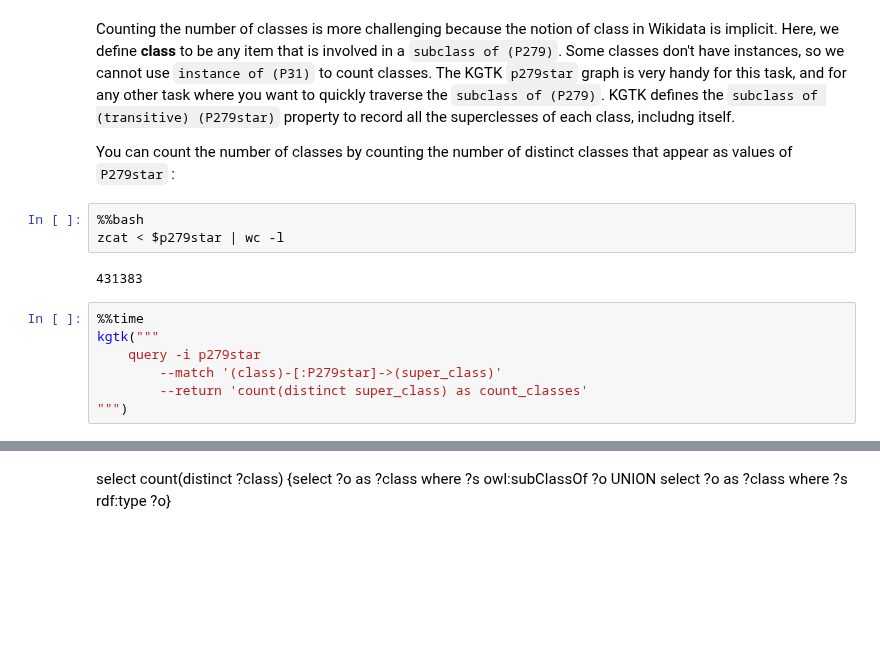
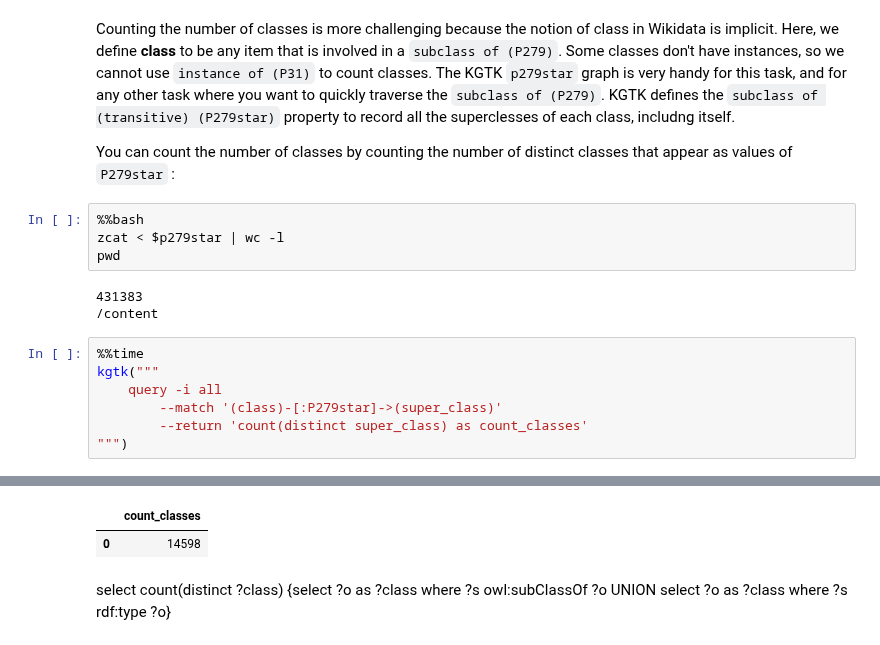
Before and after one commit to versant2612/jnotebooks, a Jupyter notebook: kgtk/02_kg_profiling.ipynb, the cells around one changed output, grey strips where cells are left out. Drawn from its saved outputs; the diff is of its cells as text; blank space fills up the shorter version.

```diff
--- a/kgtk/02_kg_profiling.ipynb
+++ b/kgtk/02_kg_profiling.ipynb
@@ -223,12 +230,14 @@ You can count the number of classes by counting the number of distinct classes t
 # %%
 %%bash
 zcat < $p279star | wc -l
+pwd
 # %% [output]
 431383
+/content
 # %%
 %%time
 kgtk("""
-    query -i p279star
+    query -i all
         --match '(class)-[:P279star]->(super_class)'
         --return 'count(distinct super_class) as count_classes'
 """)
@@ -241,3 +247,5 @@ Wall time: 541 ms
+|  | count_classes |
+| 0 | 14598 |
 # %% [markdown]
 select count(distinct ?class) {select ?o as ?class where ?s owl:subClassOf ?o UNION select ?o as ?class where ?s rdf:type ?o}
 # %% [markdown]
```
Also changed, not shown: parts of 26 cells of this notebook.
